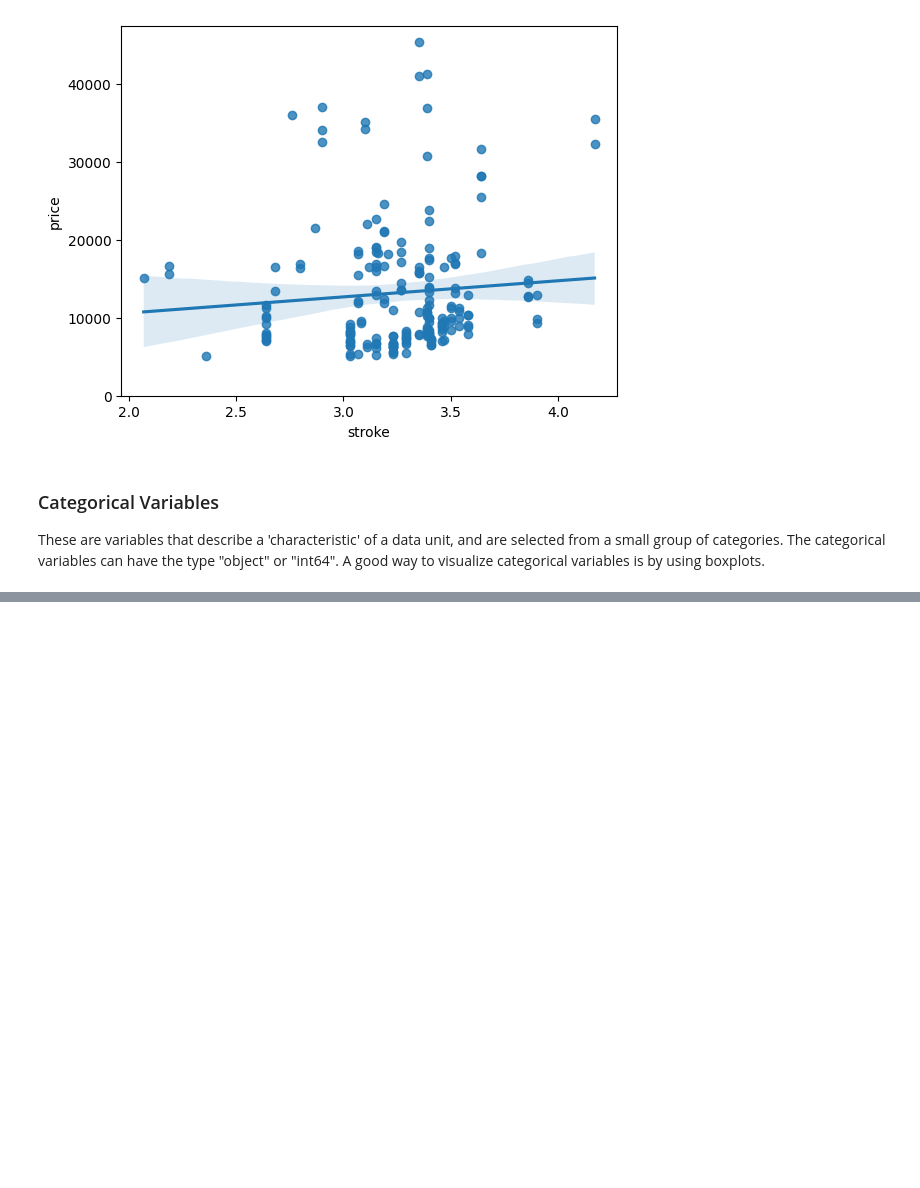
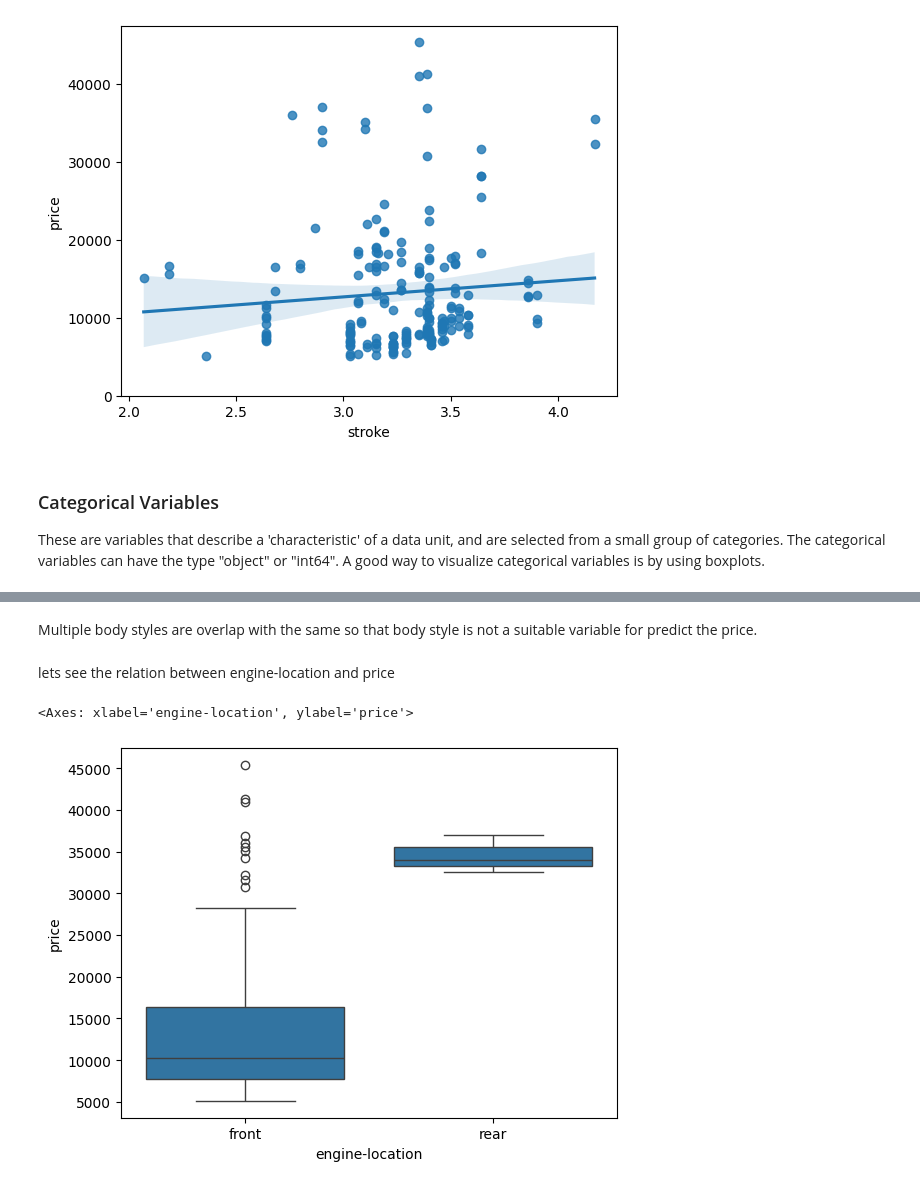
Before and after one commit to VishSeran/Data-Preprocessing-ML, a Jupyter notebook: UseCarPricing.ipynb, the cells around one changed output, grey strips where cells are left out. Saved outputs shown, nothing was run; the diff lists cells and outputs as text; code cells hidden in the pictures; blank space fills up the shorter version.

```diff
--- a/UseCarPricing.ipynb
+++ b/UseCarPricing.ipynb
@@ -143,0 +151,9 @@ price   0.08231  1.00000
+# %% [markdown]
+Multiple body styles are overlap with the same so that body style is not a suitable variable for predict the price.
+# %% [markdown]
+lets see the relation between engine-location and price
+# %%
+sns.boxplot(x = 'engine-location', y ='price', data = df)
+# %% [output]
+<Axes: xlabel='engine-location', ylabel='price'>
+[figure, added]
```
Also changed, not shown: parts of 6 cells of this notebook.
